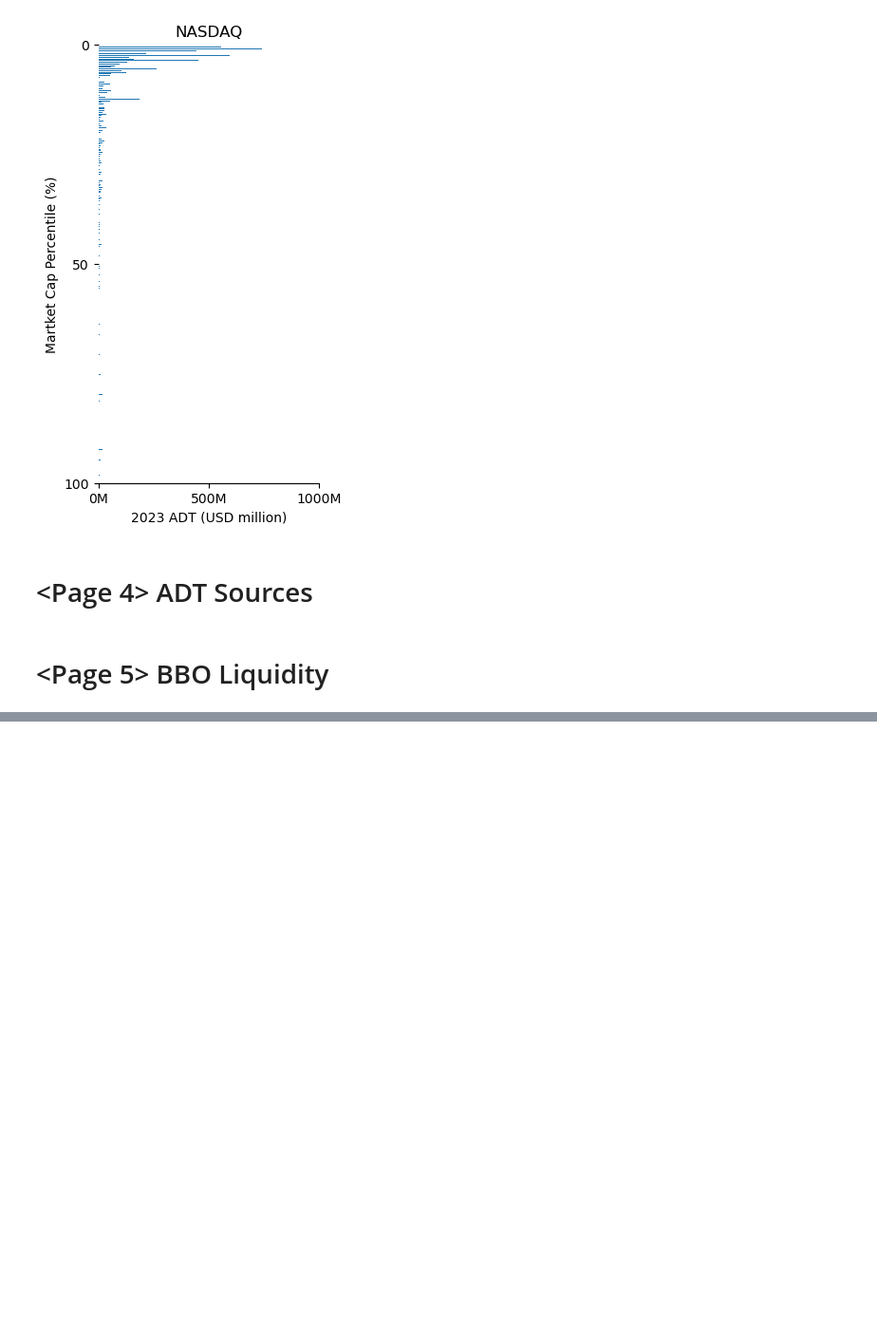
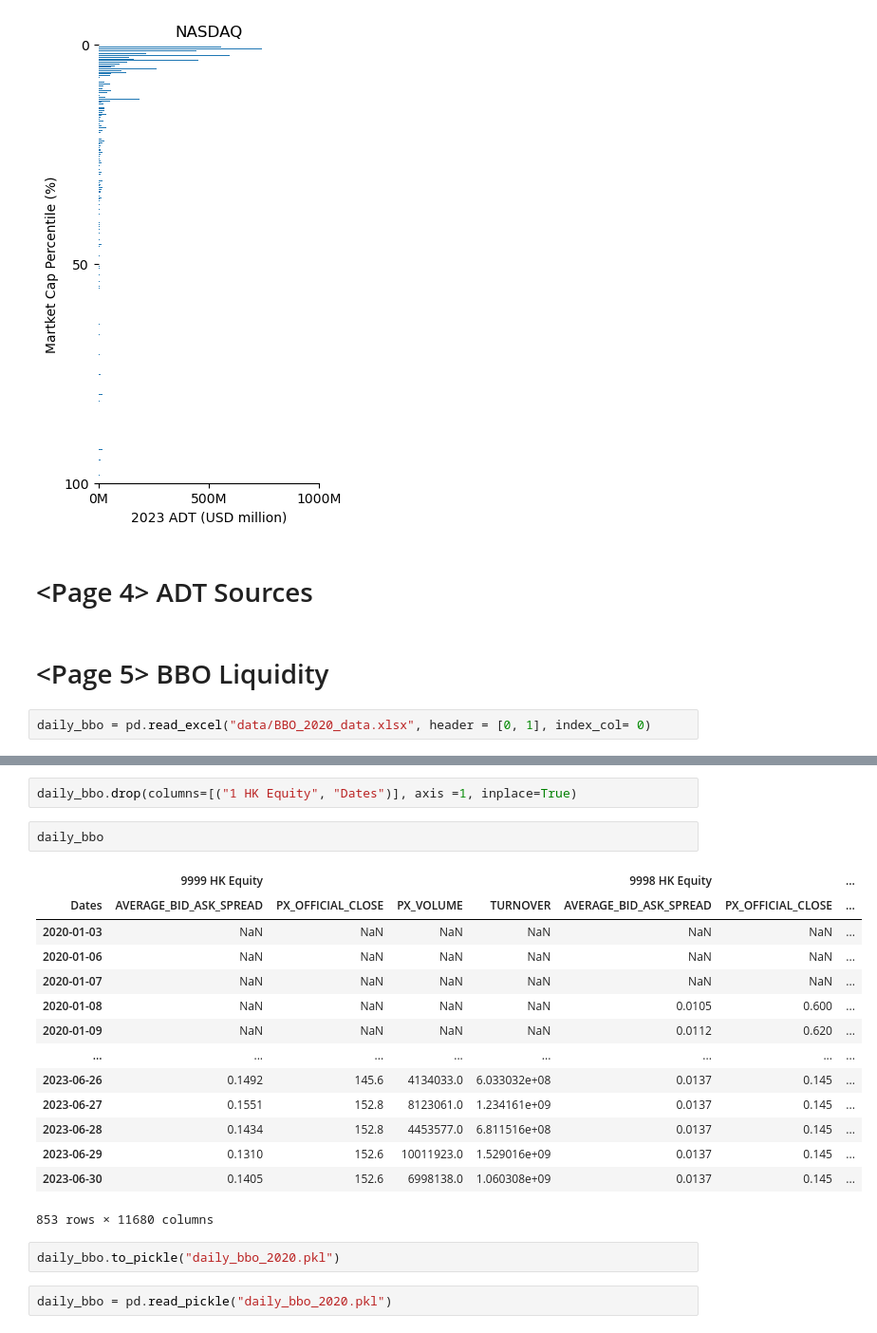
Before and after one commit to ckyma/exchatbook, a Jupyter notebook: getYahooData.ipynb, the cells around one changed output, grey strips where cells are left out. Shown at 95% size. Cells and saved outputs as stored; diff of their text form; blank space fills up the shorter version.

```diff
--- a/getYahooData.ipynb
+++ b/getYahooData.ipynb
@@ -3100,3 +3100,5 @@ plt.savefig('page3_nasdaq.png', dpi=2400)
 # <Page 4> ADT Sources
 # %% [markdown]
 # <Page 5> BBO Liquidity
+# %%
+daily_bbo = pd.read_excel("data/BBO_2020_data.xlsx", header = [0, 1], index_col= 0)
@@ -3102,0 +3125,23 @@ plt.savefig('page3_nasdaq.png', dpi=2400)
+# %%
+daily_bbo.drop(columns=[("1 HK Equity", "Dates")], axis =1, inplace=True)
+# %%
+daily_bbo
+# %% [output]
+|  | 9999 HK Equity |  |  |  | 9998 HK Equity |  | ... |
+| Dates | AVERAGE_BID_ASK_SPREAD | PX_OFFICIAL_CLOSE | PX_VOLUME | TURNOVER | AVERAGE_BID_ASK_SPREAD | PX_OFFICIAL_CLOSE | ... |
+| 2020-01-03 | NaN | NaN | NaN | NaN | NaN | NaN | ... |
+| 2020-01-06 | NaN | NaN | NaN | NaN | NaN | NaN | ... |
+| 2020-01-07 | NaN | NaN | NaN | NaN | NaN | NaN | ... |
+| 2020-01-08 | NaN | NaN | NaN | NaN | 0.0105 | 0.600 | ... |
+| 2020-01-09 | NaN | NaN | NaN | NaN | 0.0112 | 0.620 | ... |
+| ... | ... | ... | ... | ... | ... | ... | ... |
+| 2023-06-26 | 0.1492 | 145.6 | 4134033.0 | 6.033032e+08 | 0.0137 | 0.145 | ... |
+| 2023-06-27 | 0.1551 | 152.8 | 8123061.0 | 1.234161e+09 | 0.0137 | 0.145 | ... |
+| 2023-06-28 | 0.1434 | 152.8 | 4453577.0 | 6.811516e+08 | 0.0137 | 0.145 | ... |
+| 2023-06-29 | 0.1310 | 152.6 | 10011923.0 | 1.529016e+09 | 0.0137 | 0.145 | ... |
+| 2023-06-30 | 0.1405 | 152.6 | 6998138.0 | 1.060308e+09 | 0.0137 | 0.145 | ... |
+853 rows × 11680 columns
+# %%
+daily_bbo.to_pickle("daily_bbo_2020.pkl")
+# %%
+daily_bbo = pd.read_pickle("daily_bbo_2020.pkl")
```
Also changed, not shown: parts of 1 cell of this notebook, 6 other files.
